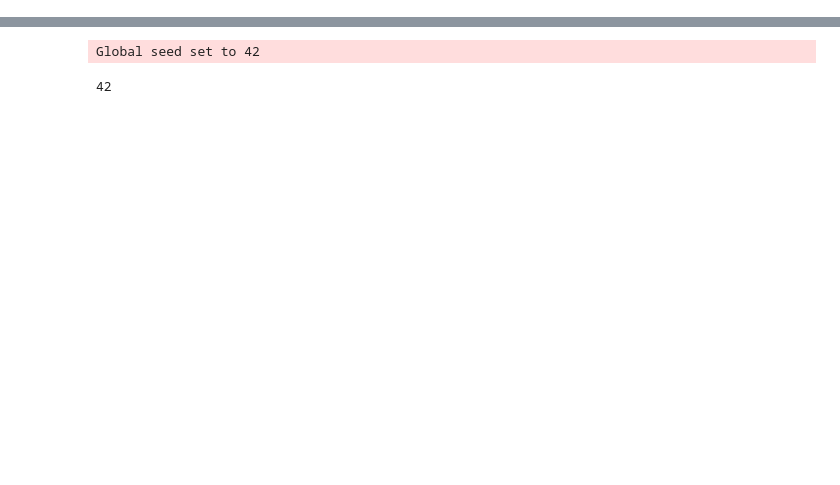
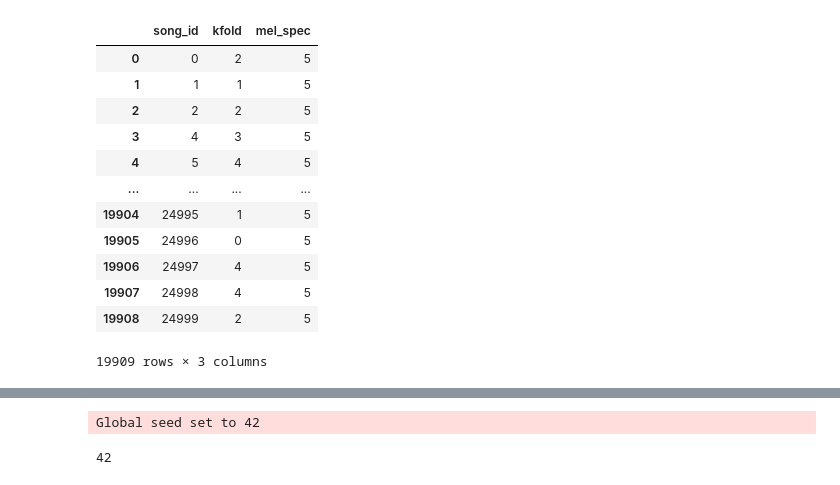
Before and after one commit to bk-anupam/KaggleChallenges, a Jupyter notebook: AUDIO/MusicClassification/train_baseline.ipynb, the cells around one changed output, grey strips where cells are left out. Drawn from its saved outputs; the diff is of its cells as text; code cells hidden in the pictures; blank space fills up the shorter version.

```diff
--- a/AUDIO/MusicClassification/train_baseline.ipynb
+++ b/AUDIO/MusicClassification/train_baseline.ipynb
@@ -116,3 +130,19 @@ df_train.head()
+# %%
+df_train.groupby(["song_id", "kfold"], as_index=False)["mel_spec"].count()
+# %% [output]
+|  | song_id | kfold | mel_spec |
+| 0 | 0 | 2 | 5 |
+| 1 | 1 | 1 | 5 |
+| 2 | 2 | 2 | 5 |
+| 3 | 4 | 3 | 5 |
+| 4 | 5 | 4 | 5 |
+| ... | ... | ... | ... |
+| 19904 | 24995 | 1 | 5 |
+| 19905 | 24996 | 0 | 5 |
+| 19906 | 24997 | 4 | 5 |
+| 19907 | 24998 | 4 | 5 |
+| 19908 | 24999 | 2 | 5 |
+19909 rows × 3 columns
 # %%
 Config.NUM_CLASSES = len(df_train.genre_id.unique())
 # %%
```
Also changed, not shown: parts of 14 cells of this notebook.
